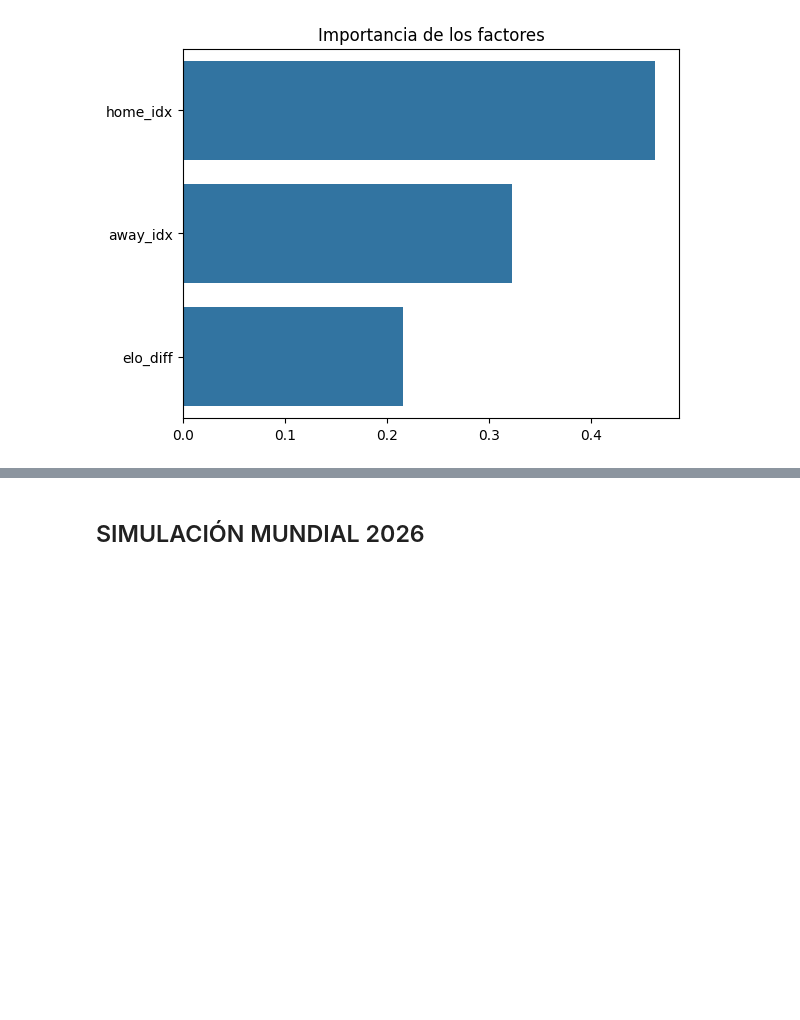
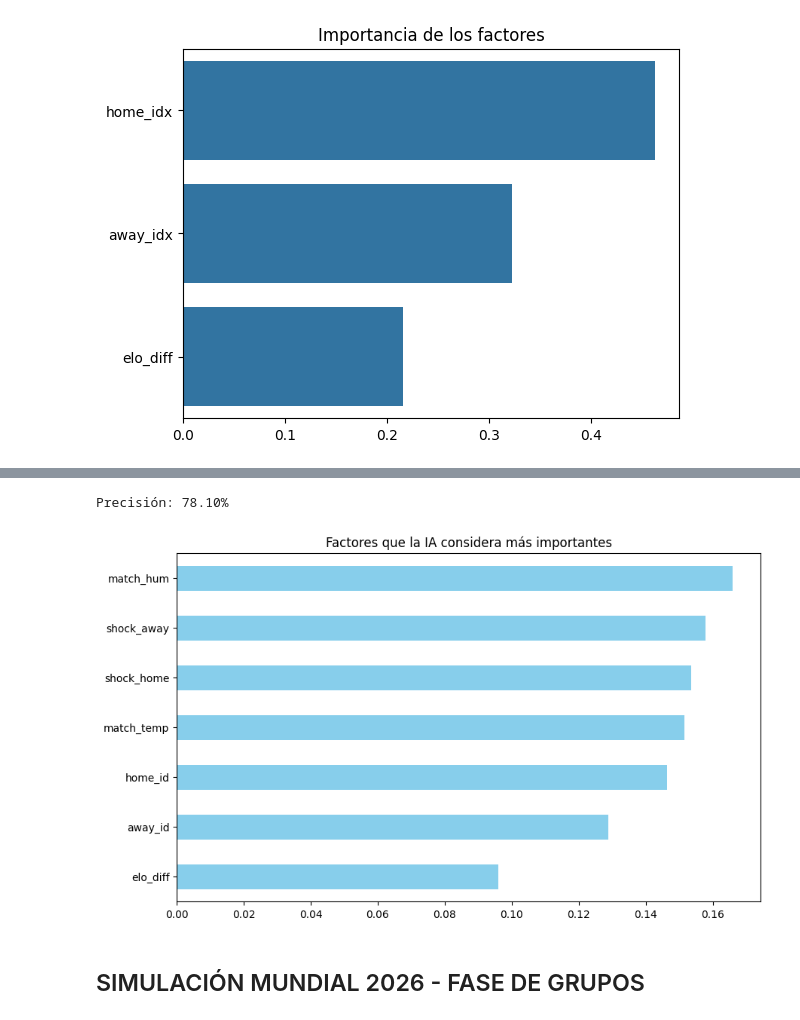
Before and after one commit to Agustin-Casebonne/WorldCup, a Jupyter notebook: MachineLearning/MachineLearningModel.ipynb, the cells around one changed output, grey strips where cells are left out. Drawn from its saved outputs; the diff is of its cells as text; code cells hidden in the pictures; blank space fills up the shorter version.

```diff
--- a/MachineLearning/MachineLearningModel.ipynb
+++ b/MachineLearning/MachineLearningModel.ipynb
@@ -272,2 +422,51 @@ plt.show()
+# %%
+import pandas as pd
+from sklearn.model_selection import train_test_split
+from sklearn.ensemble import RandomForestClassifier
+from sklearn.preprocessing import LabelEncoder
+from sklearn.metrics import accuracy_score
+import seaborn as sns
+import matplotlib.pyplot as plt
+
+
+df = pd.read_csv("mundiales_clima_pro.csv")
+
+
+def definir_ganador(row):
+    if row['home_score'] > row['away_score']: return 0 # Home
+    if row['away_score'] > row['home_score']: return 1 # Away
+    return 2 # Draw
+
+df['target'] = df.apply(definir_ganador, axis=1)
+
+# Codificamos los nombres de los equipos
+le = LabelEncoder()
+todos_equipos = pd.concat([df['home_team'], df['away_team']]).unique()
+le.fit(todos_equipos)
+df['home_id'] = le.transform(df['home_team'])
+df['away_id'] = le.transform(df['away_team'])
+
+features = ['home_id', 'away_id', 'elo_diff', 'match_temp', 'match_hum', 'shock_home', 'shock_away']
+X = df[features].fillna(0)
+y = df['target']
+
+X_train, X_test, y_train, y_test = train_test_split(X, y, test_size=0.2, random_state=42)
+
+# El modelo entrena en milisegundos
+model = RandomForestClassifier(n_estimators=100, random_state=42)
+model.fit(X_train, y_train)
+
+y_pred = model.predict(X_test)
+print(f"Precisión: {accuracy_score(y_test, y_pred) * 100:.2f}%")
+
+
+plt.figure(figsize=(10,6))
+importances = pd.Series(model.feature_importances_, index=features).sort_values()
+importances.plot(kind='barh', color='skyblue')
+plt.title("Factores que la IA considera más importantes")
+plt.show()
+# %% [output]
+Precisión: 78.10%
+[figure, added]
 # %% [markdown]
-## SIMULACIÓN MUNDIAL 2026
+## SIMULACIÓN MUNDIAL 2026 - FASE DE GRUPOS
```
Also changed, not shown: parts of 10 cells of this notebook, 6 other files.
